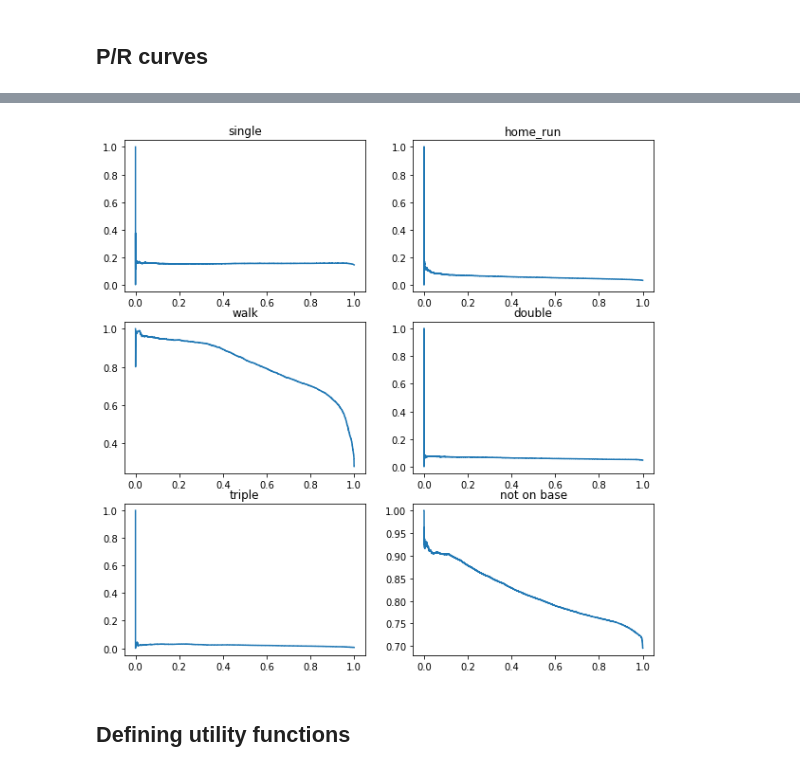
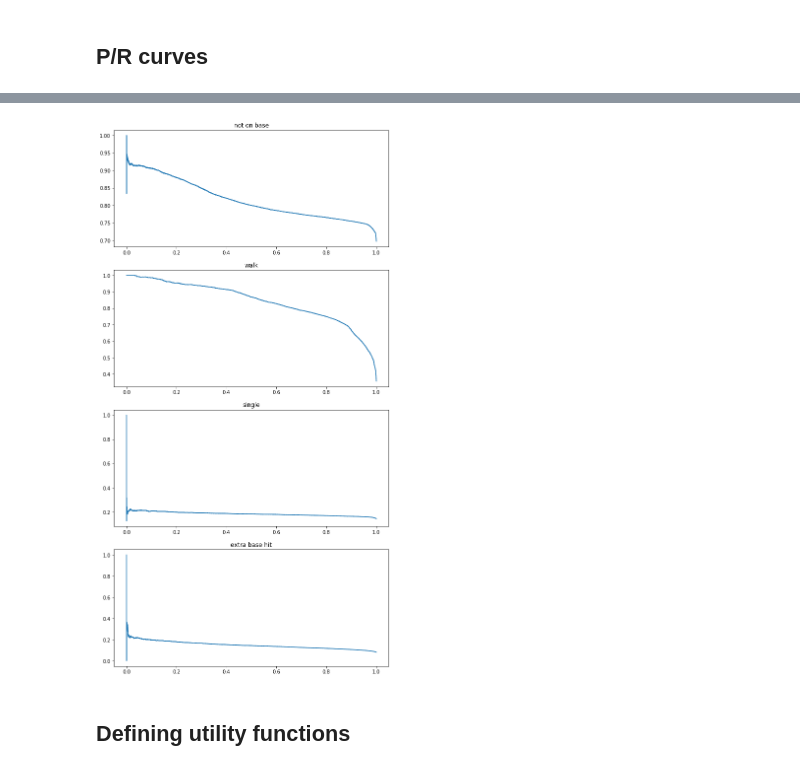
Before and after one commit to dantegates/mlb-statcast, a Jupyter notebook: deep-learning.ipynb, the cells around one changed output, grey strips where cells are left out. Cells and saved outputs as stored; diff of their text form; code cells hidden in the pictures.

```diff
--- a/deep-learning.ipynb
+++ b/deep-learning.ipynb
@@ -427,7 +431,7 @@ final_pitch = (df
 )
 X = final_pitch[numeric_features + categorical_features]
 
-y = np.zeros((len(X), len(target_events) + 1))
+y = np.zeros((len(X), len(set(target_events.values())) + 1))
 y[np.arange(len(y)), final_pitch[target].values] = 1
 assert y.sum() == len(y)
 # %%
@@ -472,7 +473,7 @@ loss = make_weighted_loss(class_weights)
 linear_model = Sequential()
 linear_model.add(Dropout(0.05))
 linear_model.add(BatchNormalization())
-linear_model.add(Dense(len(target_events) + 1, activation='softmax', name='y', input_dim=X_t.shape[-1]))
+linear_model.add(Dense(len(set(target_events.values())) + 1, activation='softmax', name='y', input_dim=X_t.shape[-1]))
 linear_model.compile(loss=loss, optimizer='adam')
 linear_model.fit(X_t.values, y, epochs=5)
 # %% [output]
@@ -637,7 +638,7 @@ def featurize_at_bat(group):
     x = encoder.transform(group_df[categorical_features])
     x['numeric_inputs'] = group_df[numeric_features].values
 
-    y = np.zeros((len(target_events) + 1,))
+    y = np.zeros((len(set(target_events.values())) + 1,))
     assert len(group_df.target.unique()) <= 2
     y[group_df.target.max()] = 1
 
@@ -790,7 +774,7 @@ X = keras.layers.Concatenate()([
     pitcher_embedding,
     batter_embedding
 ])
-X = keras.layers.Dense(len(target_events) + 1, activation='softmax', name='y')(X)
+X = keras.layers.Dense(len(set(target_events.values())) + 1, activation='softmax', name='y')(X)
 
 hybrid_model = keras.models.Model(
     inputs=[numeric_input] + list(categorical_inputs),
@@ -879,21 +861,26 @@ array([0.69502186, 0.14313696, 0.04505014, 0.00472433, 0.03040126,
 # %%
 import matplotlib.pyplot as plt
 from sklearn.metrics import precision_recall_curve
 %matplotlib inline
 
-fig, axs = plt.subplots(3, 2, figsize=(10, 10))
+fig, axs = plt.subplots(len(set(target_events.values())) + 1, 1, figsize=(10, 20))
 
-for ax_idx, (event, idx) in enumerate(target_events.items()):
+cats = {
+    0: 'not on base',
+    1: 'walk',
+    2: 'single',
+    3: 'extra base hit'
+}
+for ax, (idx, event) in zip(axs, cats.items()):
     p, r, t = precision_recall_curve(y_all[:, idx], preds[:, idx])
-    ax = axs[ax_idx % 3, 0 if not ax_idx % 2 else 1]
     ax.plot(r, p)
     ax.set_title(event)
 
-p, r, t = precision_recall_curve(y_all[:, 0], preds[:, 0])
-axs[2, 1].plot(r, p)
-_ = axs[2, 1].set_title('not on base')
+# p, r, t = precision_recall_curve(y_all[:, 0], preds[:, 0])
+# axs[2, 1].plot(r, p)
+# _ = axs[2, 1].set_title('not on base')
 # %% [output]
-[figure, old version]
+[figure, new version]
 # %% [markdown]
 ## Defining utility functions
 # %%
```
Also changed, not shown: parts of 31 cells of this notebook.
